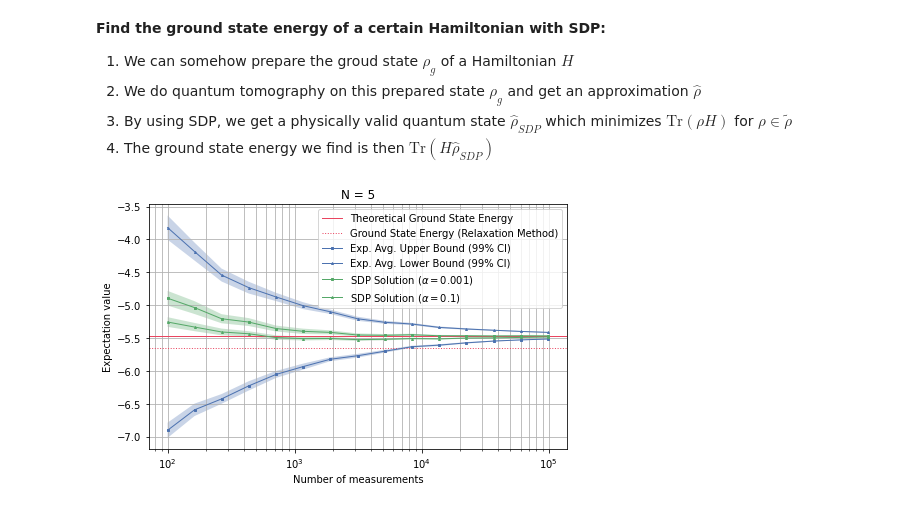
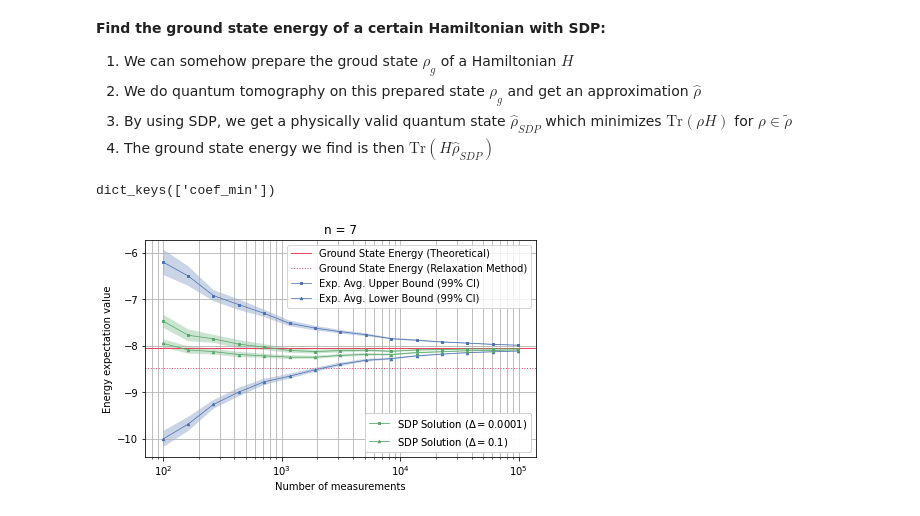
Before and after one commit to ZheruiWANG/SDP-for-VQE, a Jupyter notebook: More-Qubit Pro v3.0/plot.ipynb, the cells around one changed output. Saved outputs shown, nothing was run; the diff lists cells and outputs as text; code cells hidden in the pictures.

```diff
--- a/More-Qubit Pro v3.0/plot.ipynb
+++ b/More-Qubit Pro v3.0/plot.ipynb
@@ -1034,5 +1033,5 @@ def time_cost_max_C0(H, measurement_dataset, N, M, K, P):
 # %%
-N = 5 # Number of qubits of the entire system
+N = 7 # Number of qubits of the entire system
 M = 2 # Number of qubits of subsystems
 G = 3 # Number of qubits of partial global system (C1)
 K = N-M+1 # Number of subsystems
@@ -1069,41 +1068,65 @@ path_lower = f'results_dataset/{filename_lower}.npy'
 data_lower = np.load(path_lower, allow_pickle=True)
 data_lower = data_lower.item()
 E_mean_lower, E_std_lower = process_SDP_dataset(data_lower, num_of_shot, num_data_point)
+# %%
+filename_lower = 'coef_N' + str(N) + '_threshold' + str(threshold_lower)
+path_lower = f'results_dataset/{filename_lower}.npy'
+a = np.load(path_lower, allow_pickle=True).item()
+a.keys()
+# %% [output]
+dict_keys(['coef_min'])
 # %%
-plt.figure(figsize=(7.5, 4.5))
-plt.axhline(y = ground_state_energy, color='#E94560', linestyle='-', linewidth=1, label="Theoretical Ground State Energy")
-plt.axhline(y = lower_bound, color='#E94560', linestyle=':', linewidth=1, label="Ground State Energy (Relaxation Method)")
+plt.figure(figsize=(7, 4))
+label_1 = "Ground State Energy (Theoretical)"
+label_2 = "Ground State Energy (Relaxation Method)"
+label_3 = "Exp. Avg. Upper Bound (99% CI)"
+label_4 = "Exp. Avg. Lower Bound (99% CI)"
+label_5 = f"SDP Solution ($\\Delta={threshold_upper}$)"
+label_6 = f"SDP Solution ($\\Delta={threshold_lower}$)"
+
+plt.axhline(y = ground_state_energy, color='#E94560', linestyle='-', linewidth=1, label=label_1)
+plt.axhline(y = lower_bound, color='#E94560', linestyle=':', linewidth=1, label=label_2)
 
 def rgb_to_hex(rgb):
     return '#{:02x}{:02x}{:02x}'.format(int(rgb[0]*255), int(rgb[1]*255), int(rgb[2]*255))
 color_palette = sns.color_palette('deep')
 
 type_of_constraints = ['E_min', 'E_max', 'E_min_C01']
 color_code_list = [rgb_to_hex(color_palette[0]), rgb_to_hex(color_palette[0]),
                    rgb_to_hex(color_palette[2]), rgb_to_hex(color_palette[2])]
 
 # Draw the curves
-plt.plot(N_meas_list, E_mean_upper['E_min'], color=color_code_list[0], linewidth=1, marker='s', markersize=2, label="Exp. Avg. Upper Bound (99% CI)")
-plt.plot(N_meas_list, E_mean_upper['E_max'], color=color_code_list[0], linewidth=1, marker='^', markersize=2, label="Exp. Avg. Lower Bound (99% CI)")
-plt.plot(N_meas_list, E_mean_upper['E_min_C01'], color=color_code_list[2], linewidth=1, marker='s', markersize=2, label="SDP Solution ($\\alpha=0.001$)")
-plt.plot(N_meas_list, E_mean_lower['E_min_C01'], color=color_code_list[2], linewidth=1, marker='^', markersize=2, label="SDP Solution ($\\alpha=0.1$)")
+c3, = plt.plot(N_meas_list, E_mean_upper['E_max'], color=color_code_list[0], linewidth=0.75, marker='s', markersize=2.5, label=label_3)
+c4, = plt.plot(N_meas_list, E_mean_upper['E_min'], color=color_code_list[0], linewidth=0.75, marker='^', markersize=2.5, label=label_4)
+c5, = plt.plot(N_meas_list, E_mean_upper['E_min_C01'], color=color_code_list[2], linewidth=0.75, marker='s', markersize=2.5, label=label_5)
+c6, = plt.plot(N_meas_list, E_mean_lower['E_min_C01'], color=color_code_list[2], linewidth=0.75, marker='^', markersize=2.5, label=label_6)
 
 # Draw the shades
 for key in type_of_constraints:
     i = type_of_constraints.index(key)
     plt.fill_between(N_meas_list, E_mean_upper[key]-2.58*E_std_upper[key], E_mean_upper[key]+2.58*E_std_upper[key], facecolor=color_code_list[i], alpha=0.3)
 plt.fill_between(N_meas_list, E_mean_lower['E_min_C01']-2.58*E_std_lower['E_min_C01'], E_mean_lower['E_min_C01']+2.58*E_std_lower['E_min_C01'], facecolor=color_code_list[i], alpha=0.3)
 
+
+# Create two separate legend objects
+legend1 = plt.legend([label_1, label_2, label_3, label_4], loc='upper right')
+
+# Assuming you have threshold_upper and threshold_lower values defined
+legend2 = plt.legend([c5, c6], [label_5, label_6], loc='lower right')
+
+# Add both legend objects to the plot using add_artist()
+plt.gca().add_artist(legend1)
+plt.gca().add_artist(legend2)
+
 plt.xscale('log')
-plt.title('N = %s' % N)
+plt.title('n = %s' % N)
 plt.xlabel('Number of measurements')
-plt.ylabel('Expectation value')
-plt.legend()
+plt.ylabel('Energy expectation value')
 plt.grid(True, which="both", ls="-")
 
 figurename = 'data_N' + str(N) + '.pdf'
 figurepath = f'figures/{figurename}'
 plt.savefig(figurepath)
 plt.show()
 # %% [output]
-[figure, old version]
+[figure, new version]
```
Also changed, not shown: parts of 4 cells of this notebook, 41 other files.
